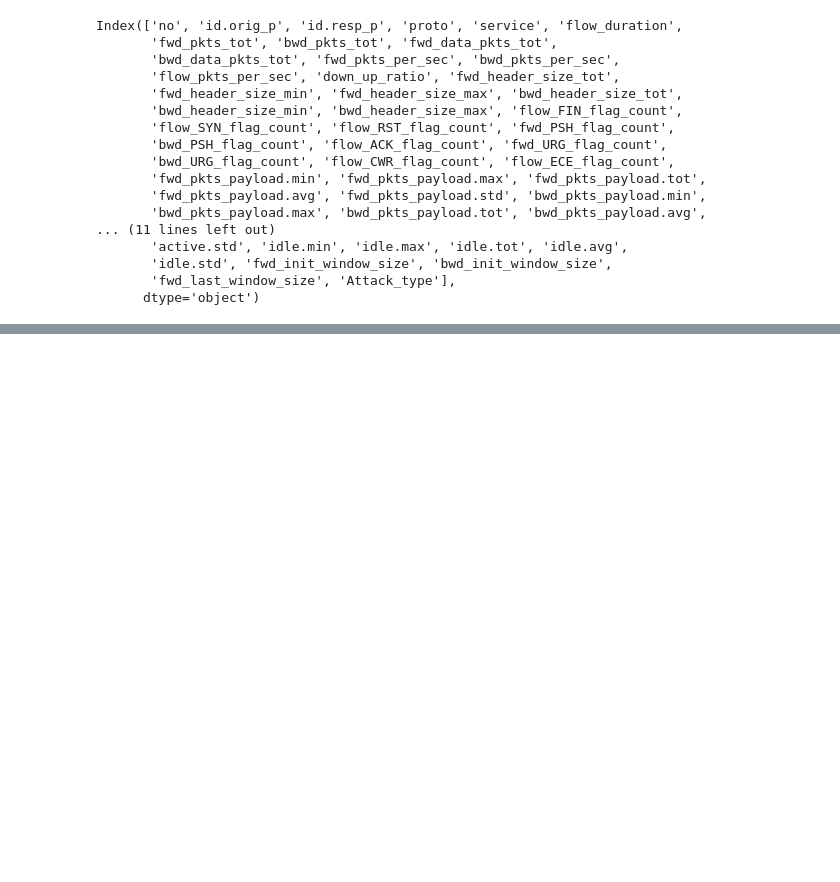
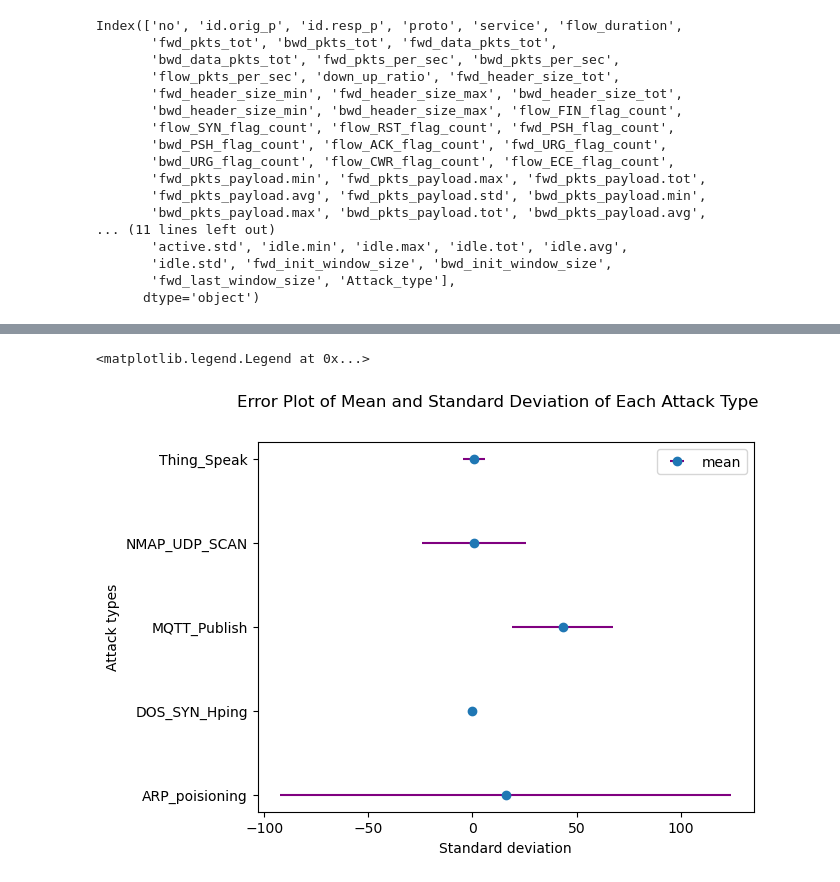
Before and after one commit to elnoirS/CPE-311, a Jupyter notebook: Anton.ipynb, the cells around one changed output, grey strips where cells are left out. Saved outputs shown, nothing was run; the diff lists cells and outputs as text; code cells hidden in the pictures; blank space fills up the shorter version.

```diff
--- a/Anton.ipynb
+++ b/Anton.ipynb
@@ -90,3 +96,9 @@ plt.show
 # %%
-dfv2_top_5_formulated.assign(
-            'id.orig_p':'
+plt.errorbar(dfv2_mean_std['mean'], dfv2_mean_std.index, xerr=dfv2_mean_std['std'], fmt='o', label='mean', ecolor='purple')
+plt.suptitle('Error Plot of Mean and Standard Deviation of Each Attack Type')
+plt.xlabel('Standard deviation')
+plt.ylabel('Attack types')
+plt.legend()
+# %% [output]
+<matplotlib.legend.Legend at 0x...>
+[figure, added]
```
Also changed, not shown: parts of 4 cells of this notebook.
